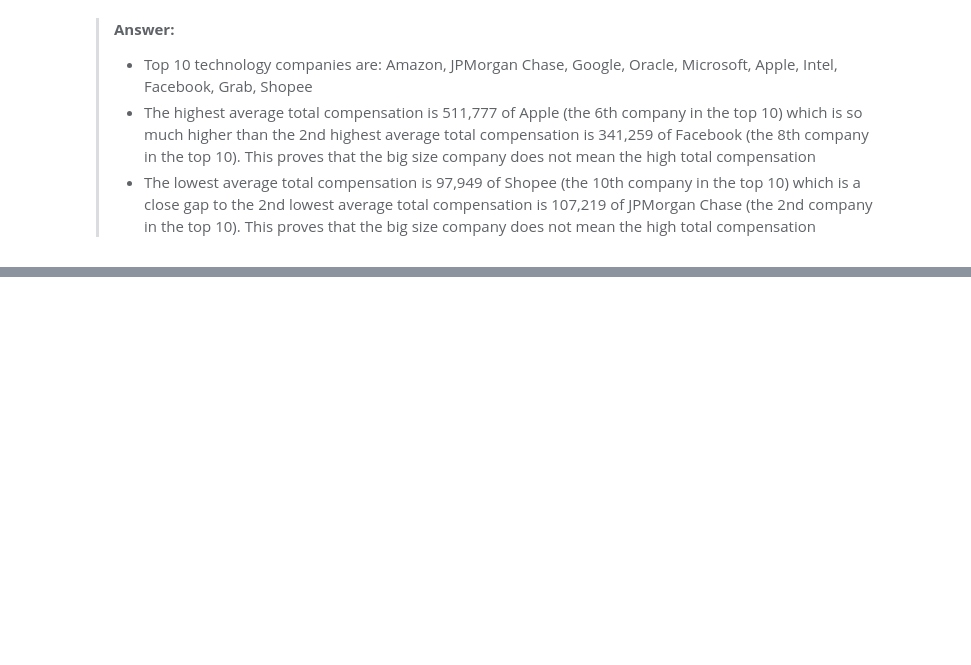
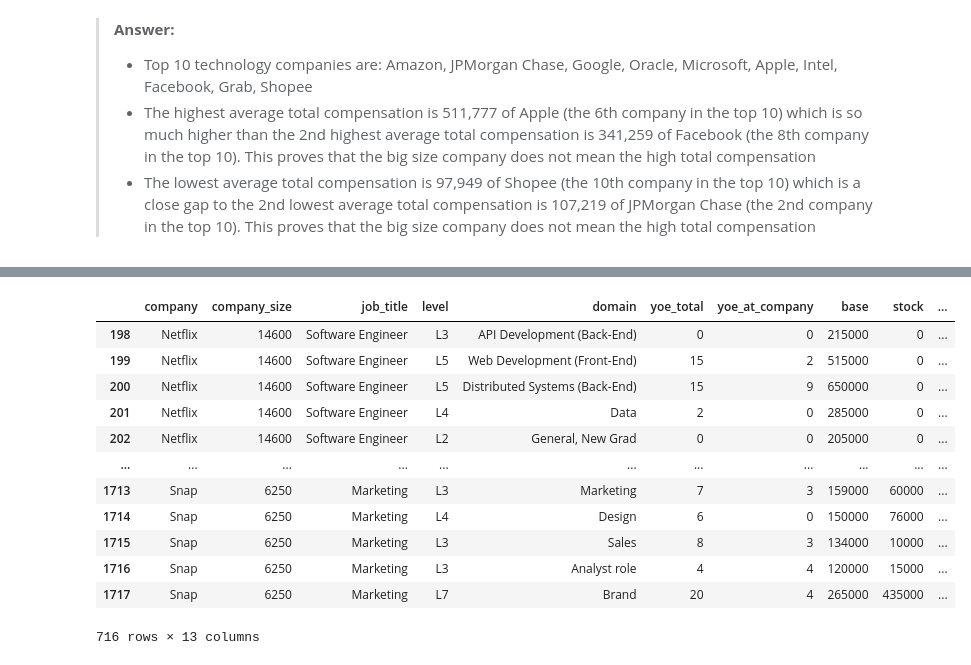
Before and after one commit to Namiscrea7or/SWE-Salary, a Jupyter notebook: notebooks/3-exploration.ipynb, the cells around one changed output, grey strips where cells are left out. Saved outputs shown, nothing was run; the diff lists cells and outputs as text; code cells hidden in the pictures; blank space fills up the shorter version.

```diff
--- a/notebooks/3-exploration.ipynb
+++ b/notebooks/3-exploration.ipynb
@@ -228,0 +250,18 @@ ax = sns.barplot(data=top_10_companies, x="company", y= "avg_compensation")
+# %%
+# Filter top 10 average total compensation companies data
+top_10_avg_compensation_companies_data = cleaned_data[cleaned_data["company"].isin(top_10_avg_compensation_companies.index)]
+top_10_avg_compensation_companies_data
+# %% [output]
+|  | company | company_size | job_title | level | domain | yoe_total | yoe_at_company | base | stock | ... |
+| 198 | Netflix | 14600 | Software Engineer | L3 | API Development (Back-End) | 0 | 0 | 215000 | 0 | ... |
+| 199 | Netflix | 14600 | Software Engineer | L5 | Web Development (Front-End) | 15 | 2 | 515000 | 0 | ... |
+| 200 | Netflix | 14600 | Software Engineer | L5 | Distributed Systems (Back-End) | 15 | 9 | 650000 | 0 | ... |
+| 201 | Netflix | 14600 | Software Engineer | L4 | Data | 2 | 0 | 285000 | 0 | ... |
+| 202 | Netflix | 14600 | Software Engineer | L2 | General, New Grad | 0 | 0 | 205000 | 0 | ... |
+| ... | ... | ... | ... | ... | ... | ... | ... | ... | ... | ... |
+| 1713 | Snap | 6250 | Marketing | L3 | Marketing | 7 | 3 | 159000 | 60000 | ... |
+| 1714 | Snap | 6250 | Marketing | L4 | Design | 6 | 0 | 150000 | 76000 | ... |
+| 1715 | Snap | 6250 | Marketing | L3 | Sales | 8 | 3 | 134000 | 10000 | ... |
+| 1716 | Snap | 6250 | Marketing | L3 | Analyst role | 4 | 4 | 120000 | 15000 | ... |
+| 1717 | Snap | 6250 | Marketing | L7 | Brand | 20 | 4 | 265000 | 435000 | ... |
+716 rows × 13 columns
```
Also changed, not shown: parts of 6 cells of this notebook.
